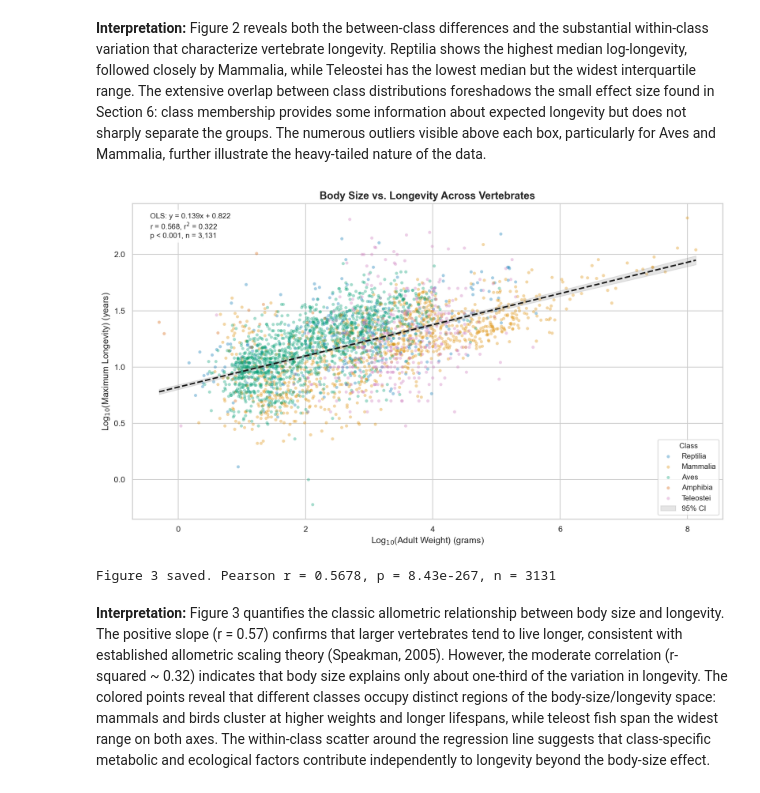
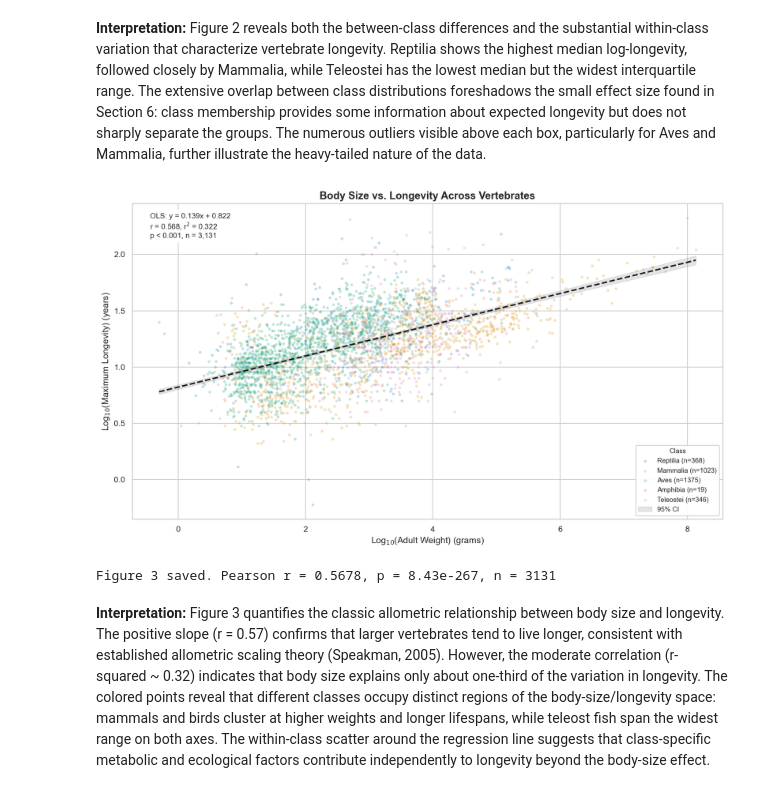
Before and after one commit to trwilcoxson/udacity-nd608-project2-statistics, a Jupyter notebook: analysis.ipynb, the cells around one changed output. Cells and saved outputs as stored; diff of their text form; code cells hidden in the pictures.

```diff
--- a/analysis.ipynb
+++ b/analysis.ipynb
@@ -423,10 +427,11 @@ fig, ax = plt.subplots(figsize=(12, 7))
 # Plot each class with consistent colors, reduced overplotting
 for cls in CLASS_ORDER:
     mask = subset['Class'] == cls
+    n_cls = mask.sum()
     ax.scatter(subset.loc[mask, 'log10_adult_weight'],
                subset.loc[mask, 'log10_longevity'],
-               c=[CLASS_COLORS[cls]], label=cls,
-               alpha=0.35, s=18, edgecolors='none')
+               c=[CLASS_COLORS[cls]], label=f'{cls} (n={n_cls})',
+               alpha=0.25, s=14, edgecolors='white', linewidths=0.3)
 
 # OLS regression with 95% confidence band
 x = subset['log10_adult_weight'].values
@@ -435,37 +440,38 @@ slope, intercept, r_val, p_val, se = stats.linregress(x, y)
 x_line = np.linspace(x.min(), x.max(), 200)
 y_line = intercept + slope * x_line
 
-# Confidence band via prediction interval
+# Confidence band for the mean response
 n = len(x)
 x_mean = x.mean()
 se_line = np.sqrt((1/n) + (x_line - x_mean)**2 / np.sum((x - x_mean)**2))
 residuals = y - (intercept + slope * x)
 s_resid = np.sqrt(np.sum(residuals**2) / (n - 2))
 ci95 = 1.96 * s_resid * se_line
 
 ax.plot(x_line, y_line, 'k--', linewidth=2)
 ax.fill_between(x_line, y_line - ci95, y_line + ci95,
                 color='gray', alpha=0.2, label='95% CI')
 
 # Regression annotation as text box (not crammed in legend)
 r_sq = r_val**2
 ax.text(0.03, 0.97,
         f'OLS: y = {slope:.3f}x + {intercept:.3f}\n'
         f'r = {r_val:.3f}, r$^2$ = {r_sq:.3f}\n'
         f'p < 0.001, n = {n:,}',
         transform=ax.transAxes, ha='left', va='top', fontsize=10,
         bbox=dict(boxstyle='round,pad=0.4', facecolor='white', alpha=0.9))
 
 ax.set_xlabel('Log$_{10}$(Adult Weight) (grams)')
 ax.set_ylabel('Log$_{10}$(Maximum Longevity) (years)')
 ax.set_title('Body Size vs. Longevity Across Vertebrates', **SUPTITLE_KW)
-ax.legend(title='Class', fontsize=10, title_fontsize=10, loc='lower right')
+ax.legend(title='Class', fontsize=9, title_fontsize=9, loc='lower right',
+          framealpha=0.95)
 plt.tight_layout()
 plt.savefig(f'{FIGURES_DIR}fig3_weight_vs_longevity.png', bbox_inches='tight')
 plt.show()
 print(f'Figure 3 saved. Pearson r = {r_val:.4f}, p = {p_val:.2e}, n = {n}')
 # %% [output]
-[figure, old version]
+[figure, new version]
 Figure 3 saved. Pearson r = 0.5678, p = 8.43e-267, n = 3131
 # %% [markdown]
 **Interpretation:** Figure 3 quantifies the classic allometric relationship
```
Also changed, not shown: parts of 13 cells of this notebook, 8 other files.
